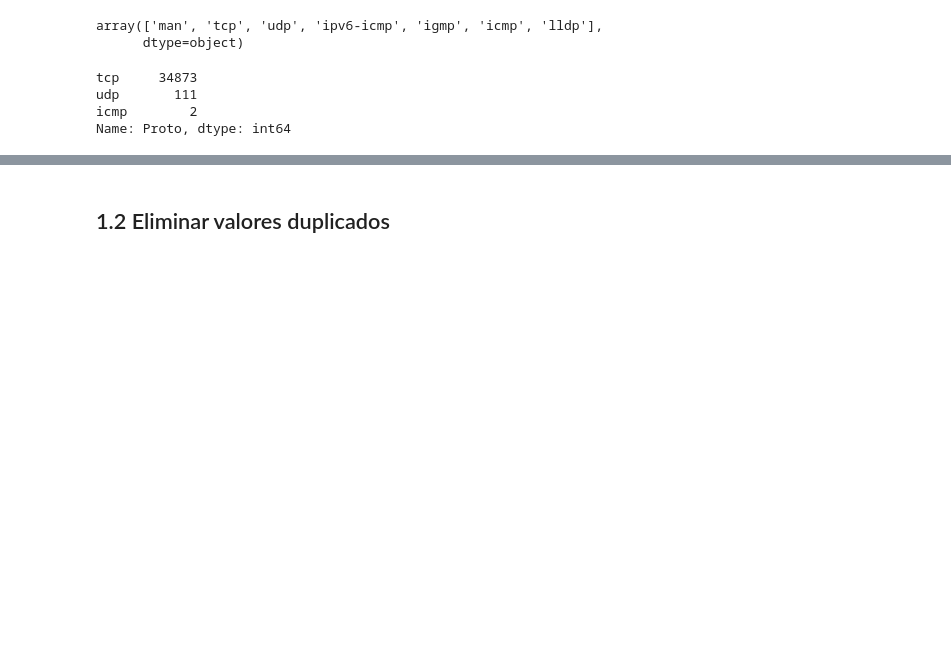
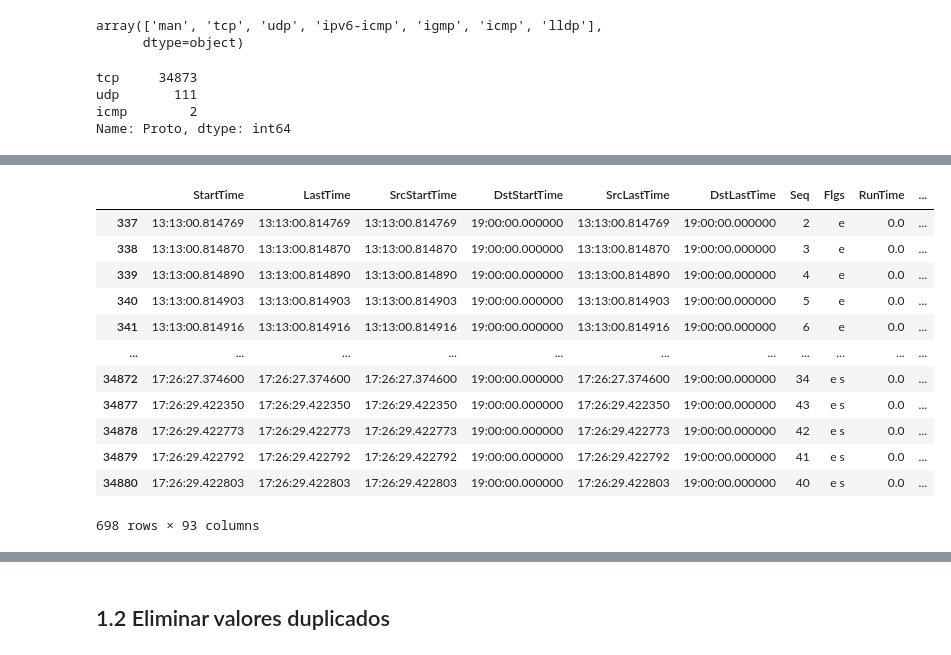
Before and after one commit to soyMA05/Clasiffication_TrafficSDN2, a Jupyter notebook: Fase2/preprocesamiento_limpieza.ipynb, the cells around one changed output, grey strips where cells are left out. Cells and saved outputs as stored; diff of their text form; code cells hidden in the pictures; blank space fills up the shorter version.

```diff
--- a/Fase2/preprocesamiento_limpieza.ipynb
+++ b/Fase2/preprocesamiento_limpieza.ipynb
@@ -140,0 +166,16 @@ Name: Proto, dtype: int64
+# %%
+df_dos[(df_dos.RunTime==0.0) | (df_dos.Dur==0.0)]
+# %% [output]
+|  | StartTime | LastTime | SrcStartTime | DstStartTime | SrcLastTime | DstLastTime | Seq | Flgs | RunTime | ... |
+| 337 | 13:13:00.814769 | 13:13:00.814769 | 13:13:00.814769 | 19:00:00.000000 | 13:13:00.814769 | 19:00:00.000000 | 2 | e | 0.0 | ... |
+| 338 | 13:13:00.814870 | 13:13:00.814870 | 13:13:00.814870 | 19:00:00.000000 | 13:13:00.814870 | 19:00:00.000000 | 3 | e | 0.0 | ... |
+| 339 | 13:13:00.814890 | 13:13:00.814890 | 13:13:00.814890 | 19:00:00.000000 | 13:13:00.814890 | 19:00:00.000000 | 4 | e | 0.0 | ... |
+| 340 | 13:13:00.814903 | 13:13:00.814903 | 13:13:00.814903 | 19:00:00.000000 | 13:13:00.814903 | 19:00:00.000000 | 5 | e | 0.0 | ... |
+| 341 | 13:13:00.814916 | 13:13:00.814916 | 13:13:00.814916 | 19:00:00.000000 | 13:13:00.814916 | 19:00:00.000000 | 6 | e | 0.0 | ... |
+| ... | ... | ... | ... | ... | ... | ... | ... | ... | ... | ... |
+| 34872 | 17:26:27.374600 | 17:26:27.374600 | 17:26:27.374600 | 19:00:00.000000 | 17:26:27.374600 | 19:00:00.000000 | 34 | e s | 0.0 | ... |
+| 34877 | 17:26:29.422350 | 17:26:29.422350 | 17:26:29.422350 | 19:00:00.000000 | 17:26:29.422350 | 19:00:00.000000 | 43 | e s | 0.0 | ... |
+| 34878 | 17:26:29.422773 | 17:26:29.422773 | 17:26:29.422773 | 19:00:00.000000 | 17:26:29.422773 | 19:00:00.000000 | 42 | e s | 0.0 | ... |
+| 34879 | 17:26:29.422792 | 17:26:29.422792 | 17:26:29.422792 | 19:00:00.000000 | 17:26:29.422792 | 19:00:00.000000 | 41 | e s | 0.0 | ... |
+| 34880 | 17:26:29.422803 | 17:26:29.422803 | 17:26:29.422803 | 19:00:00.000000 | 17:26:29.422803 | 19:00:00.000000 | 40 | e s | 0.0 | ... |
+698 rows × 93 columns
```
Also changed, not shown: parts of 24 cells of this notebook.
